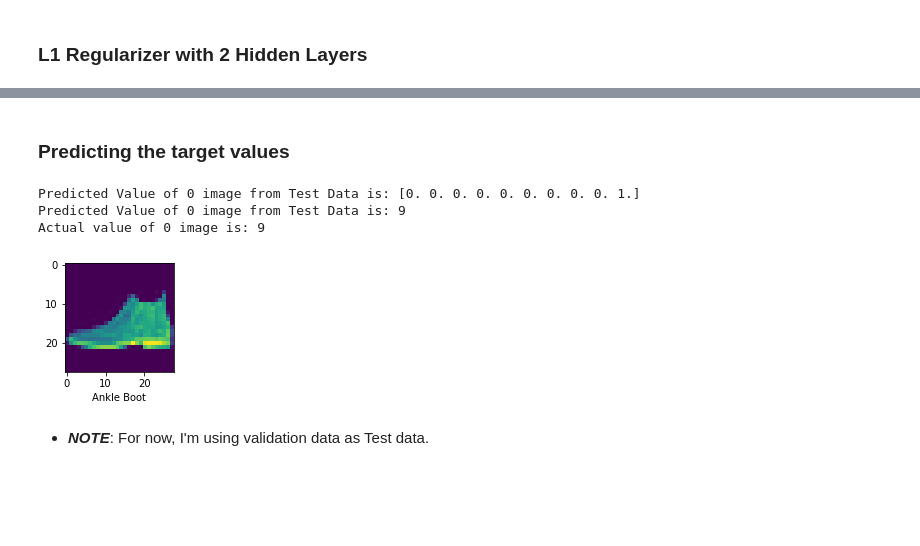
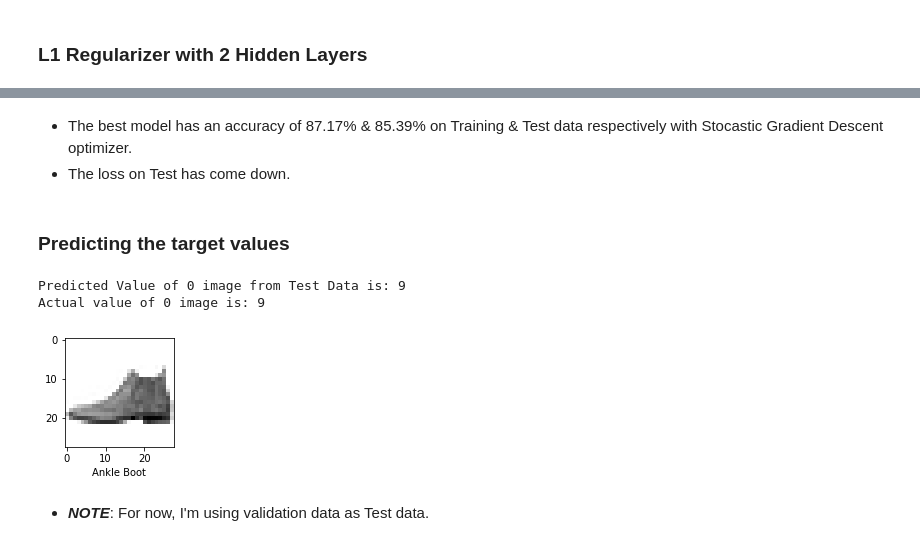
Before and after one commit to santhoshbvsrk/DeepLearning, a Jupyter notebook: MNIST/Fashion_MNIST.ipynb, the cells around one changed output, grey strips where cells are left out. Cells and saved outputs as stored; diff of their text form; code cells hidden in the pictures; blank space fills up the shorter version.

```diff
--- a/MNIST/Fashion_MNIST.ipynb
+++ b/MNIST/Fashion_MNIST.ipynb
@@ -329,5 +538,3 @@ Total params: 87,390
 Trainable params: 87,390
 Non-trainable params: 0
 _________________________________________________________________
-# %%
-model_2layers_do.fit(x=train_images,y=train_labels,epochs=10,batch_size=200,verbose=1,validation_data=(test_images,test_labels))
@@ -391,2 +540,0 @@ _________________________________________________________________
-# %%
-model_2layers_es.fit(x=train_images,y=train_labels,epochs=10,validation_data=(test_images,test_labels),callbacks=[EarlyStopping(monitor='val_acc', patience=2)])
@@ -403,0 +543,21 @@ Epoch 3/10
+# %%
+from keras.models import load_model
+
+es = EarlyStopping(monitor='val_loss',patience=200,mode='min',verbose=1)
+cp = ModelCheckpoint('best_model.h5',monitor='val_acc',mode='max',verbose=1,save_best_only=True) #the best model will be stored in best_model.h5 file which will be created in the instance which we are saving
+
+history_2layers_es_cp = model_2layers_es_cp.fit(x=train_images,y=train_labels,epochs=10,validation_data=(test_images,test_labels),callbacks=[es,cp])
+#Monitor='val_loss' is to tell the model to monitor val_loss value, with a patience of 3 i.e., after finding a min value on val_loss see 3 more epochs if at all the val_loss is further decreasing if not stop the model.
+
+saved_model = load_model('best_model.h5')
+
+_, train_acc = saved_model.evaluate(train_images,train_labels,verbose=0)
+_, test_acc = saved_model.evaluate(test_images,test_labels,verbose=0)
+
+print('Train: %3f, Test: %3f' % (train_acc,test_acc))
+print('\n')
+#plot to see training & test loss
+plt.plot(history_2layers_es_cp.history['loss'],label='train')
+plt.plot(history_2layers_es_cp.history['val_loss'],label='test')
+plt.legend()
+plt.show()
@@ -404,18 +583,20 @@ Epoch 3/10
+# %% [markdown]
+* The best model has an accuracy of 87.17% & 85.39% on Training & Test data respectively with Stocastic Gradient Descent optimizer.
+* The loss on Test has come down.
 # %% [markdown]
 ### Predicting the target values
 # %%
-predictions_es = model_2layers_es.predict(test_images) #predicting value using the Early Stopping model.
+predictions_es_cp = model_2layers_es_cp.predict(test_images) #predicting value using the Early Stopping model.
 # %%
-print("Predicted Value of {} image from Test Data is: {}".format(0,predictions_es[0])) # this gives the one hot encoding value of the target variable for the provided index.
-print("Predicted Value of {} image from Test Data is: {}".format(0,np.argmax(predictions_es[0]))) #this gives the value of prediction.
+predictions_es_cp[0] # this gives the one hot encoding value of the target variable for the provided index.
+print("Predicted Value of {} image from Test Data is: {}".format(0,np.argmax(predictions_es_cp[0]))) #this gives the value of prediction.
 print("Actual value of {} image is: {}".format(0,test_labels[0])) #this gives the actual value
 
 plot_sample(test_images,test_labels,0)   #calling function created above to print the image. Here image is from our prediction & Label on x-axis is actual value.
 # %% [output]
-Predicted Value of 0 image from Test Data is: [0. 0. 0. 0. 0. 0. 0. 0. 0. 1.]
 Predicted Value of 0 image from Test Data is: 9
 Actual value of 0 image is: 9
-[figure, old version]
+[figure, new version]
 # %% [markdown]
 * ***NOTE***: For now, I'm using validation data as Test data.
 # %% [markdown]
```
Also changed, not shown: parts of 36 cells of this notebook.
